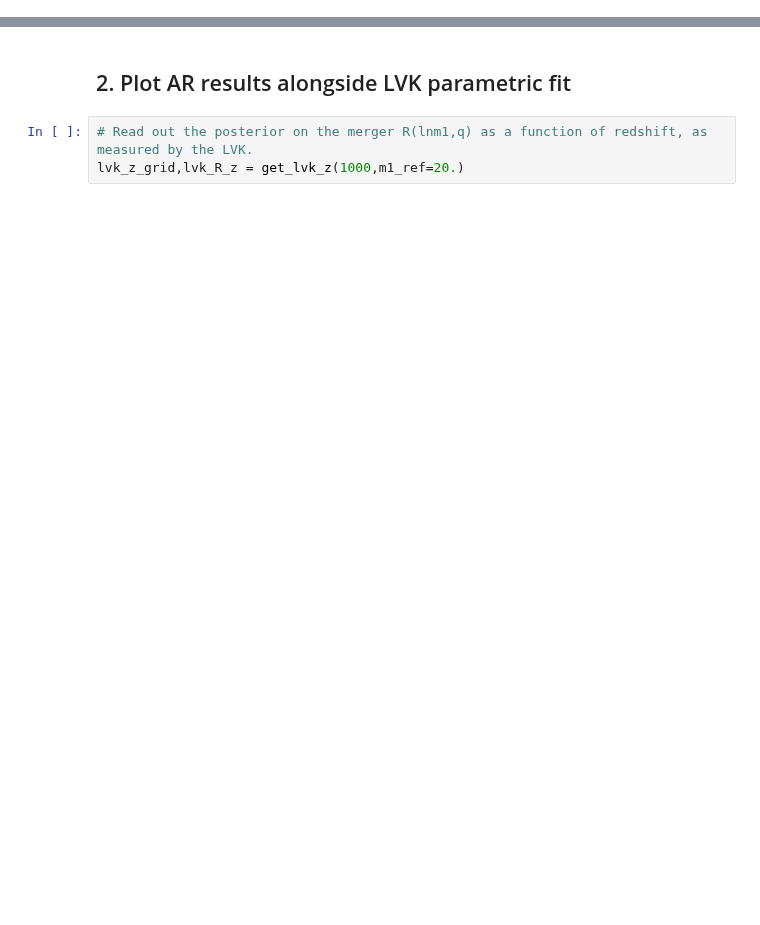
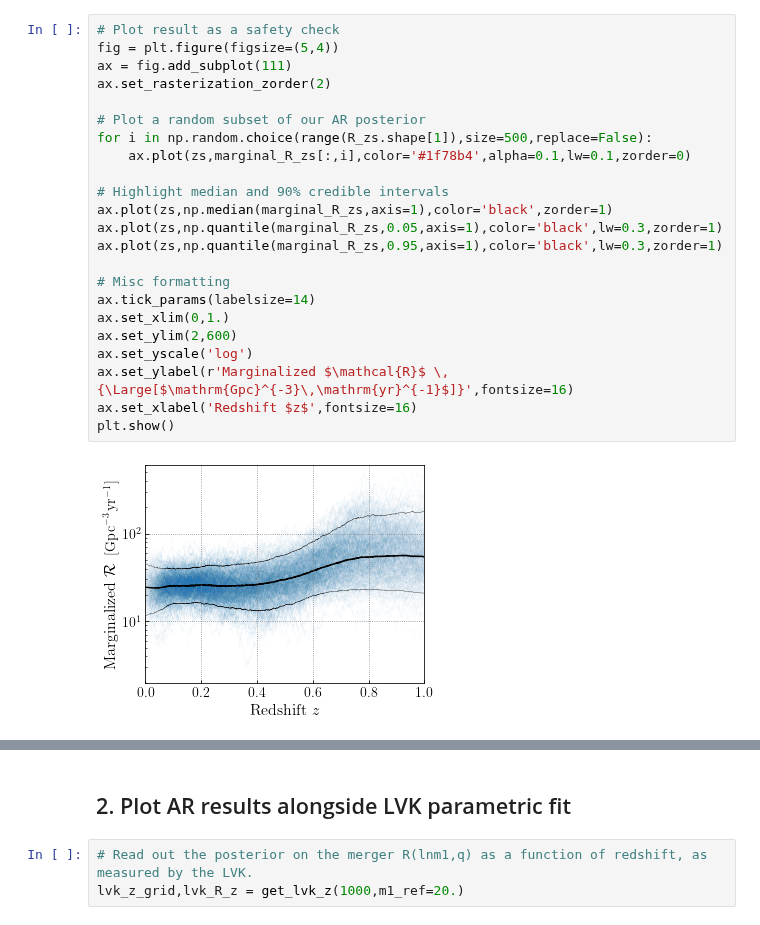
Before and after one commit to tcallister/autoregressive-bbh-inference, a Jupyter notebook: figures/make_figure_06.ipynb, the cells around one changed output, grey strips where cells are left out. Drawn from its saved outputs; the diff is of its cells as text; blank space fills up the shorter version.

```diff
--- a/figures/make_figure_06.ipynb
+++ b/figures/make_figure_06.ipynb
@@ -181,0 +222,25 @@ plt.show()
+# %%
+# Plot result as a safety check
+fig = plt.figure(figsize=(5,4))
+ax = fig.add_subplot(111)
+ax.set_rasterization_zorder(2)
+
+# Plot a random subset of our AR posterior
+for i in np.random.choice(range(R_zs.shape[1]),size=500,replace=False):
+    ax.plot(zs,marginal_R_zs[:,i],color='#1f78b4',alpha=0.1,lw=0.1,zorder=0)
+
+# Highlight median and 90% credible intervals
+ax.plot(zs,np.median(marginal_R_zs,axis=1),color='black',zorder=1)
+ax.plot(zs,np.quantile(marginal_R_zs,0.05,axis=1),color='black',lw=0.3,zorder=1)
+ax.plot(zs,np.quantile(marginal_R_zs,0.95,axis=1),color='black',lw=0.3,zorder=1)
+
+# Misc formatting
+ax.tick_params(labelsize=14)
+ax.set_xlim(0,1.)
+ax.set_ylim(2,600)
+ax.set_yscale('log')
+ax.set_ylabel(r'Marginalized $\mathcal{R}$ \,{\Large[$\mathrm{Gpc}^{-3}\,\mathrm{yr}^{-1}$]}',fontsize=16)
+ax.set_xlabel('Redshift $z$',fontsize=16)
+plt.show()
+# %% [output]
+[figure, added]
```
Also changed, not shown: parts of 12 cells of this notebook, 32 other files.
